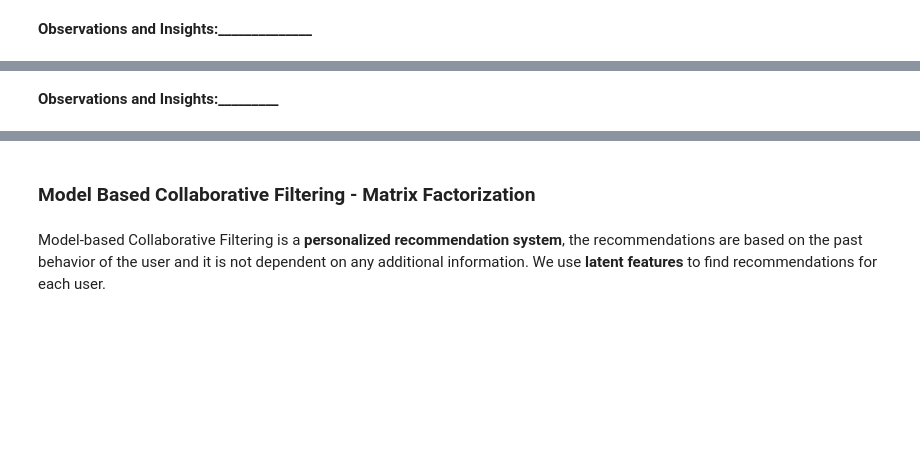
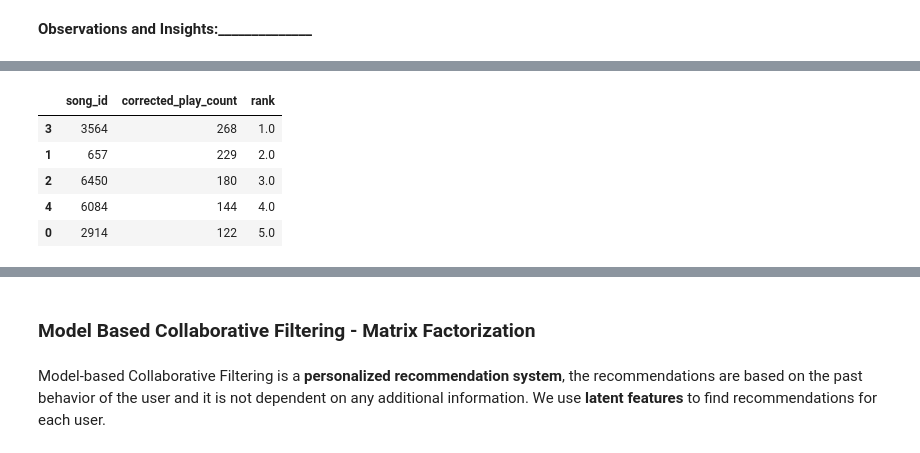
Before and after one commit to AMassani/Angular.Project1, a Jupyter notebook: Milestone_Music_Recommendation_System_Full_Code.ipynb, the cells around one changed output, grey strips where cells are left out. Cells and saved outputs as stored; diff of their text form; code cells hidden in the pictures; blank space fills up the shorter version.

```diff
--- a/Milestone_Music_Recommendation_System_Full_Code.ipynb
+++ b/Milestone_Music_Recommendation_System_Full_Code.ipynb
@@ -1142,0 +1179,17 @@ This suggests that the user is unlikely to be highly interested in song 1671.
+# %%
+# Apply the best model found in the grid search
+
+sim_options = {
+    'name': 'pearson_baseline',  # Similarity metric: 'cosine' or 'pearson'
+    'user_based': False  # True for User-User similarity, False for Item-Item similarity
+}
+
+# Use KNN algorithm to find the desired similar songs
+ # Use random_state = 1
+sim_item_item = KNNBasic(sim_options=sim_options, verbose=False, random_state=1)
+
+# Train the algorithm on the train set, and predict ratings for the testset
+sim_item_item.fit(trainset)
+
+# Let us compute precision@30, recall@30 and f_1 score with k = 30
+precision_recall_at_k(sim_item_item, k=30, threshold=1.5)
@@ -1153,4 +1252,5 @@ This suggests that the user is unlikely to be highly interested in song 1671.
 # %%
-# Making top 5 recommendations for any user_id  with item_item_similarity-based recommendation engine
+# Making top 5 recommendations for user_id 6958 with item_item_similarity-based recommendation engine
+recommendations = get_recommendations(df_final, 6958, 5, sim_item_item)
 # %%
 # Building the dataframe for above recommendations with columns "song_id" and "predicted_play_count"
@@ -1157,4 +1265,10 @@ This suggests that the user is unlikely to be highly interested in song 1671.
 # %%
 # Applying the ranking_songs function
+ranking_songs(recommendations, playing_count)
+# %% [output]
+|  | song_id | corrected_play_count | rank |
+| 3 | 3564 | 268 | 1.0 |
+| 1 | 657 | 229 | 2.0 |
+| 2 | 6450 | 180 | 3.0 |
+| 4 | 6084 | 144 | 4.0 |
+| 0 | 2914 | 122 | 5.0 |
-# %% [markdown]
-**Observations and Insights:_________**
```
Also changed, not shown: parts of 13 cells of this notebook.
